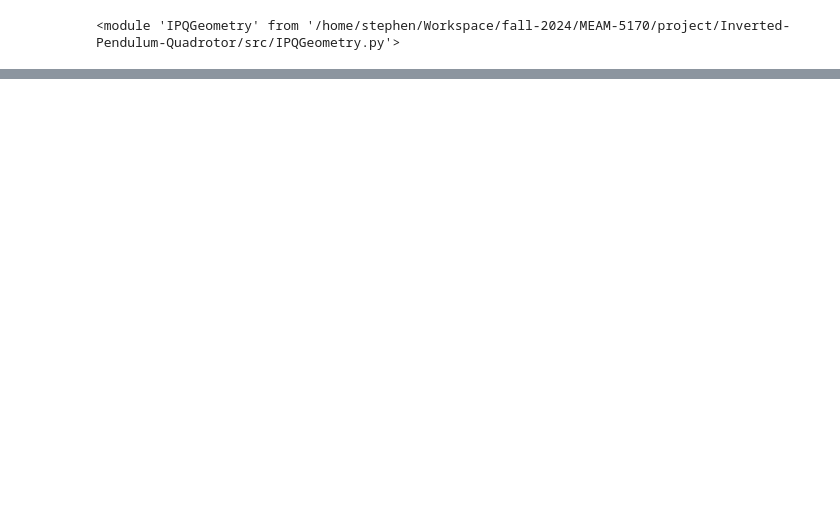
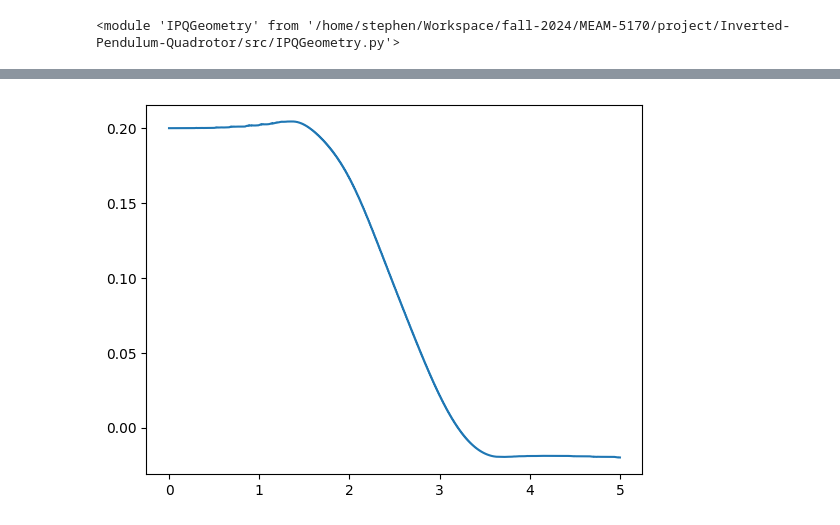
Before and after one commit to Meow404/Inverted-Pendulum-Quadrotor, a Jupyter notebook: src/Dynamics.ipynb, the cells around one changed output, grey strips where cells are left out. Cells and saved outputs as stored; diff of their text form; code cells hidden in the pictures; blank space fills up the shorter version.

```diff
--- a/src/Dynamics.ipynb
+++ b/src/Dynamics.ipynb
@@ -745,0 +1411,5 @@ Invoked with: <__main__.InvertedPendulumQuadrotorGeometry object at 0x...>, 'geo
+# %%
+plt.plot(np.linspace(0, 5, len(state_list)), np.array(state_list)[:,1])
+plt.show()
+# %% [output]
+[figure, added]
```
Also changed, not shown: parts of 23 cells of this notebook.
